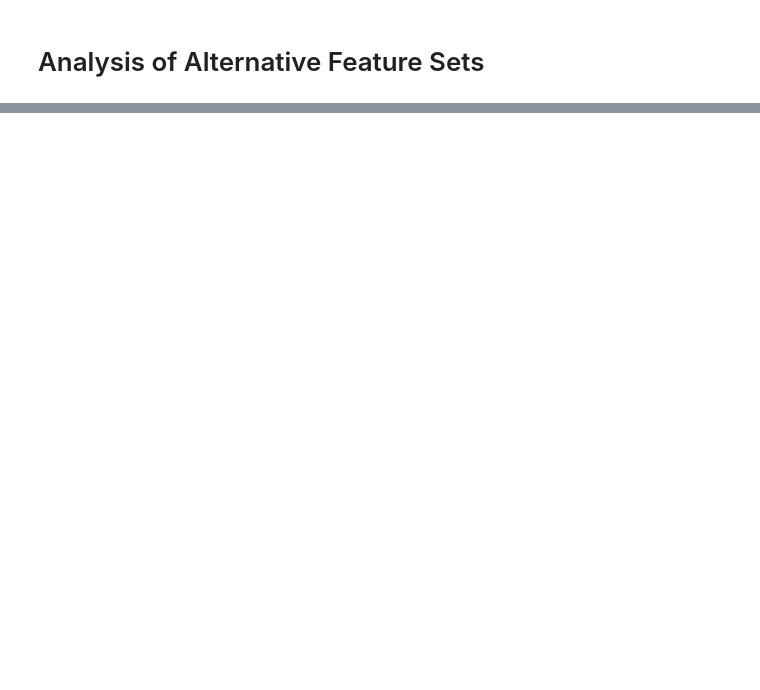
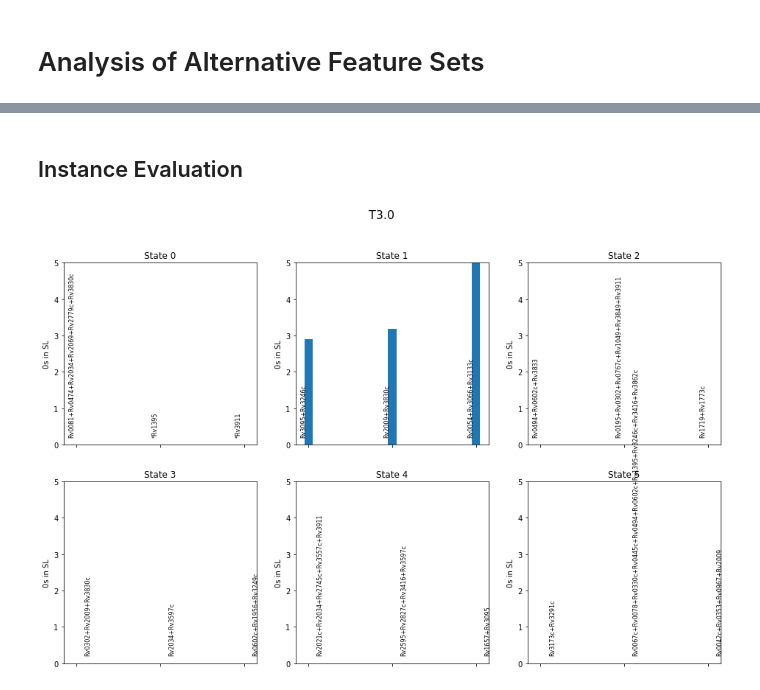
Before and after one commit to uwescience/xstate, a Jupyter notebook: notebooks/Feature Set Collections.ipynb, the cells around one changed output, grey strips where cells are left out. Saved outputs shown, nothing was run; the diff lists cells and outputs as text; code cells hidden in the pictures; blank space fills up the shorter version.

```diff
--- a/notebooks/Feature Set Collections.ipynb
+++ b/notebooks/Feature Set Collections.ipynb
@@ -53,0 +54,28 @@ for state in STATES:
+# %% [markdown]
+## Instance Evaluation
+# %%
+ def fullProfile(ser_X, title=""):
+        num_row = 2
+        num_col = 3
+        fig, axes = plt.subplots(num_row, num_col,
+            figsize=(16, 10))
+        for idx, state in enumerate(STATES):
+            row = int(idx/num_col)
+            col = idx % num_col
+            collection = COLLECTION_DCT[state]
+            if row == 0:
+                label_xoffset = -0.1
+            else:
+                label_xoffset = 0.1
+            collection.plotEvaluate(ser_X,
+                ax=axes[row, col], is_plot=False,
+                title = "State %d" % idx,
+                label_xoffset=label_xoffset)
+        fig.suptitle(title, fontsize=16)
+        plt.show()
+# %%
+instance = "T3.0"
+ser_X = DF_X.loc[instance]
+fullProfile(ser_X, title=instance)
+# %% [output]
+[figure, added]
```
Also changed, not shown: parts of 1 cell of this notebook.
